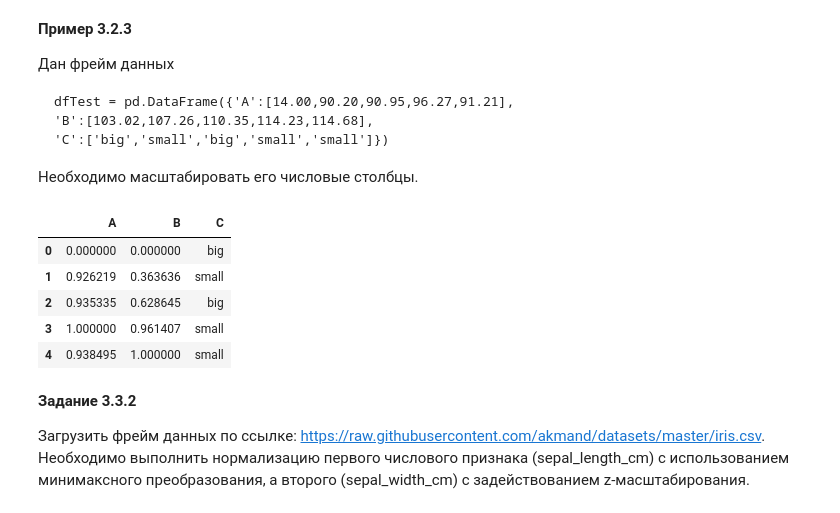
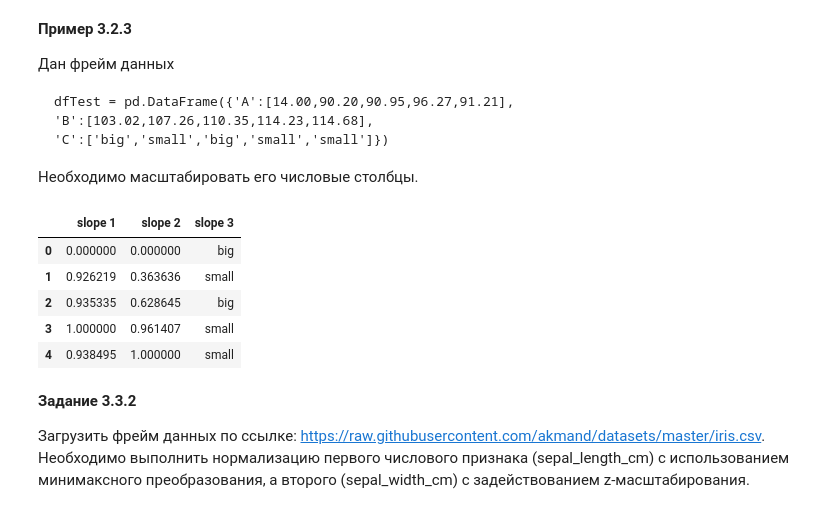
Before and after one commit to BigSekas/WB_mirea, a Jupyter notebook: Workbook2_Mironov_D.ipynb, the cells around one changed output. Drawn from its saved outputs; the diff is of its cells as text; code cells hidden in the pictures.

```diff
--- a/Workbook2_Mironov_D.ipynb
+++ b/Workbook2_Mironov_D.ipynb
@@ -434,16 +434,16 @@ dfTest = pd.DataFrame({'A':[14.00,90.20,90.95,96.27,91.21],
 # %%
 import pandas as pd
 from sklearn.preprocessing import MinMaxScaler
 scaler = MinMaxScaler()
 dfTest  = pd.DataFrame({
-'A':[14.00,90.20,90.95,96.27,91.21],
-'B':[103.02,107.26,110.35,114.23,114.68],
-'C':['big','small','big','small','small']
+'slope 1':[14.00,90.20,90.95,96.27,91.21],
+'slope 2':[103.02,107.26,110.35,114.23,114.68],
+'slope 3':['big','small','big','small','small']
 })
-dfTest[['A', 'B']] = scaler.fit_transform(dfTest[['A', 'B']])
+dfTest[['slope 1', 'slope 2']] = scaler.fit_transform(dfTest[['slope 1', 'slope 2']])
 dfTest
 # %% [output]
-|  | A | B | C |
+|  | slope 1 | slope 2 | slope 3 |
 | 0 | 0.000000 | 0.000000 | big |
 | 1 | 0.926219 | 0.363636 | small |
 | 2 | 0.935335 | 0.628645 | big |
```
Also changed, not shown: parts of 2 cells of this notebook.
